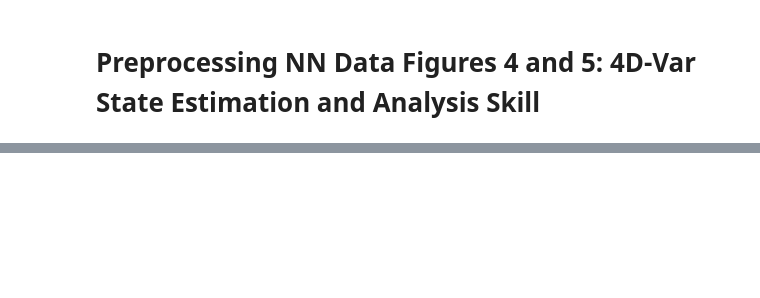
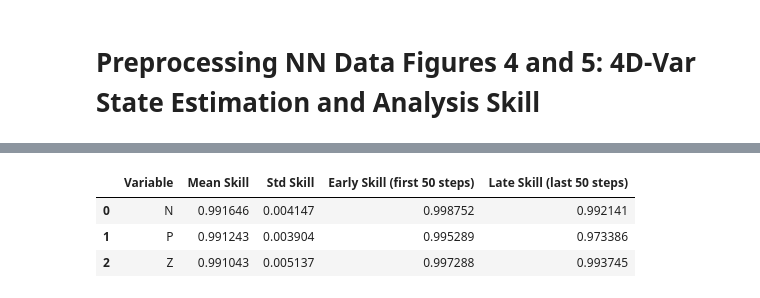
Before and after one commit to kevinegan31/pinn-4dvar-npz, a Jupyter notebook: analysis/additional_analysis/nn_assimilation_data_preprocessing.ipynb, the cells around one changed output, grey strips where cells are left out. Saved outputs shown, nothing was run; the diff lists cells and outputs as text; code cells hidden in the pictures; blank space fills up the shorter version.

```diff
--- a/analysis/additional_analysis/nn_assimilation_data_preprocessing.ipynb
+++ b/analysis/additional_analysis/nn_assimilation_data_preprocessing.ipynb
@@ -68,40 +70,75 @@ df_xb_distances = pd.DataFrame(rows)
+# %%
+# Original PI-NPZ / RK4 background data
+original_base_dir = "../../data/assimilation_results"
+
+min_val = "0.05"
+suffix = "_frozen_params_5_384_compressed.pkl"
+
+original_xb_files = {
+    "baseline": f"two_samples_per_day_xb_data_10000xb_estimates_min_guess_{min_val}{suffix}",
+    "irreg_sparse": f"irregular_sparse_xb_data_10000xb_estimates_min_guess_{min_val}{suffix}",
+    "field_informed": f"field_informed_xb_data_10000xb_estimates_min_guess_{min_val}{suffix}",
+}
+
+original_xb_dicts = {
+    name: joblib.load(os.path.join(original_base_dir, fname))
+    for name, fname in original_xb_files.items()
+}
 # %%
-# --- Collect predictions and truth ---
-pinn_preds = []
+# Use baseline experiment
+nn_xb_dict = nn_xb_dicts["baseline"]
+original_xb_dict = original_xb_dicts["baseline"]
+
+# --- Collect NN predictions and RK4 truth ---
+nn_preds = []
 rk4_truths = []
 
-for i, record in xb_dict.items():
-    pinn_preds.append(np.array(record["pi_npz_background_state"]))  # PINN forecast
-    rk4_truths.append(np.array(record["rk4_background_state"]))     # RK4 truth
+for i, record in nn_xb_dict.items():
+    nn_preds.append(
+        np.array(record["nn_npz_background_state"])
+    )
+    rk4_truths.append(
+        np.array(original_xb_dict[i]["rk4_background_state"])
+    )
 
-pinn_preds = np.array(pinn_preds)  # shape [N, T, 3]
+nn_preds = np.array(nn_preds)      # shape [N, T, 3]
 rk4_truths = np.array(rk4_truths)  # shape [N, T, 3]
 
-# --- Compute PINN skill vs RK4 truth ---
-pinn_scores = 1 - (np.abs(pinn_preds - rk4_truths) / np.abs(rk4_truths))
+# --- Compute NN skill vs RK4 truth ---
+nn_scores = 1 - (
+    np.abs(nn_preds - rk4_truths) /
+    np.abs(rk4_truths)
+)
 
-# Mean/std over all trajectories (axis=0)
-pinn_mean = np.nanmean(pinn_scores, axis=0).T  # shape (3, T)
-pinn_std  = np.nanstd(pinn_scores, axis=0).T
+# Mean/std over all trajectories
+nn_mean = np.nanmean(nn_scores, axis=0).T
+nn_std = np.nanstd(nn_scores, axis=0).T
 
 # --- Summary statistics ---
-skill_mean_over_time = np.nanmean(pinn_mean, axis=1)
-skill_std_over_time  = np.nanmean(pinn_std, axis=1)
+skill_mean_over_time = np.nanmean(nn_mean, axis=1)
+skill_std_over_time = np.nanmean(nn_std, axis=1)
 
-global_skill_mean = np.nanmean(pinn_mean)
-global_skill_std  = np.nanmean(pinn_std)
+global_skill_mean = np.nanmean(nn_mean)
+global_skill_std = np.nanmean(nn_std)
 
-traj_skill_means = np.nanmean(pinn_scores, axis=(1,2))
-traj_skill_stds  = np.nanstd(pinn_scores, axis=(1,2))
+traj_skill_means = np.nanmean(nn_scores, axis=(1, 2))
+traj_skill_stds = np.nanstd(nn_scores, axis=(1, 2))
 
-early_skill = np.nanmean(pinn_mean[:, :50], axis=1)
-late_skill  = np.nanmean(pinn_mean[:, -50:], axis=1)
+early_skill = np.nanmean(nn_mean[:, :50], axis=1)
+late_skill = np.nanmean(nn_mean[:, -50:], axis=1)
 
 summary_df = pd.DataFrame({
     "Variable": ["N", "P", "Z"],
     "Mean Skill": skill_mean_over_time,
     "Std Skill": skill_std_over_time,
     "Early Skill (first 50 steps)": early_skill,
     "Late Skill (last 50 steps)": late_skill
 })
+
+display(summary_df)
+# %% [output]
+|  | Variable | Mean Skill | Std Skill | Early Skill (first 50 steps) | Late Skill (last 50 steps) |
+| 0 | N | 0.991646 | 0.004147 | 0.998752 | 0.992141 |
+| 1 | P | 0.991243 | 0.003904 | 0.995289 | 0.973386 |
+| 2 | Z | 0.991043 | 0.005137 | 0.997288 | 0.993745 |
 # %%
```
Also changed, not shown: parts of 7 cells of this notebook, 8 other files.
